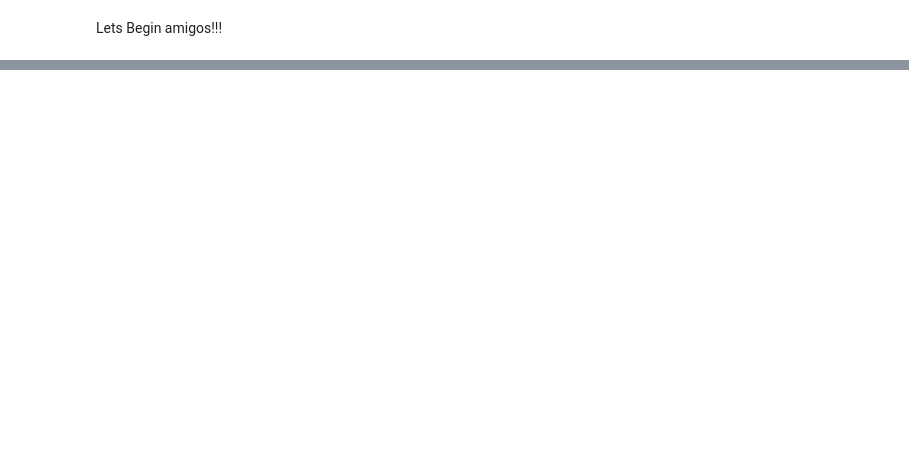
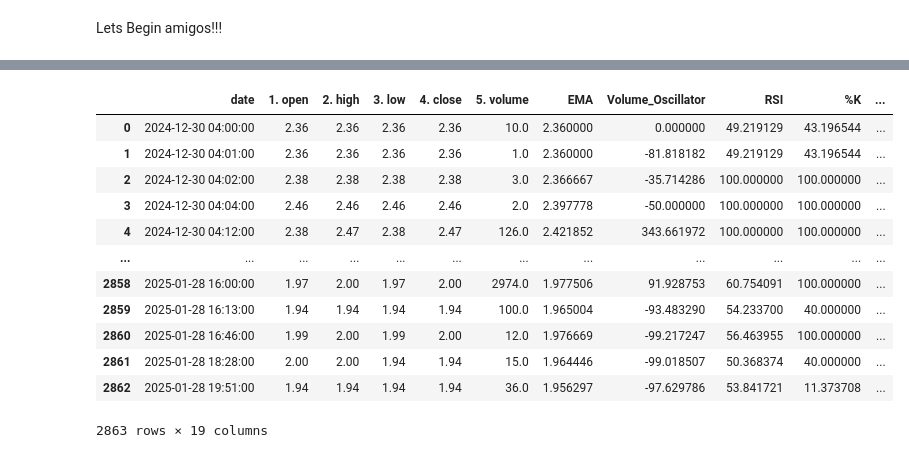
Before and after one commit to KULTHEOM/DOT-SLASH-, a Jupyter notebook: Model_tanmay.ipynb, the cells around one changed output, grey strips where cells are left out. Saved outputs shown, nothing was run; the diff lists cells and outputs as text; code cells hidden in the pictures; blank space fills up the shorter version.

```diff
--- a/Model_tanmay.ipynb
+++ b/Model_tanmay.ipynb
@@ -277,3 +277,7 @@ Lets Begin amigos!!!
 
 # if __name__ == "__main__":
 #     main()
+# %%
+import pandas as pd
+model = pd.read_csv(r"C:\Users\Ajay\Desktop\DOT-SLASH-\dataset_csv\reliance.csv")
+model
@@ -279,0 +298,19 @@ Lets Begin amigos!!!
+# %%
+if 'Unnamed: 0' in model.columns:
+    model.drop(columns=['Unnamed: 0'], inplace=True)
+# %%
+model
+# %% [output]
+|  | date | 1. open | 2. high | 3. low | 4. close | 5. volume | EMA | Volume_Oscillator | RSI | %K | ... |
+| 0 | 2024-12-30 04:00:00 | 2.36 | 2.36 | 2.36 | 2.36 | 10.0 | 2.360000 | 0.000000 | 49.219129 | 43.196544 | ... |
+| 1 | 2024-12-30 04:01:00 | 2.36 | 2.36 | 2.36 | 2.36 | 1.0 | 2.360000 | -81.818182 | 49.219129 | 43.196544 | ... |
+| 2 | 2024-12-30 04:02:00 | 2.38 | 2.38 | 2.38 | 2.38 | 3.0 | 2.366667 | -35.714286 | 100.000000 | 100.000000 | ... |
+| 3 | 2024-12-30 04:04:00 | 2.46 | 2.46 | 2.46 | 2.46 | 2.0 | 2.397778 | -50.000000 | 100.000000 | 100.000000 | ... |
+| 4 | 2024-12-30 04:12:00 | 2.38 | 2.47 | 2.38 | 2.47 | 126.0 | 2.421852 | 343.661972 | 100.000000 | 100.000000 | ... |
+| ... | ... | ... | ... | ... | ... | ... | ... | ... | ... | ... | ... |
+| 2858 | 2025-01-28 16:00:00 | 1.97 | 2.00 | 1.97 | 2.00 | 2974.0 | 1.977506 | 91.928753 | 60.754091 | 100.000000 | ... |
+| 2859 | 2025-01-28 16:13:00 | 1.94 | 1.94 | 1.94 | 1.94 | 100.0 | 1.965004 | -93.483290 | 54.233700 | 40.000000 | ... |
+| 2860 | 2025-01-28 16:46:00 | 1.99 | 2.00 | 1.99 | 2.00 | 12.0 | 1.976669 | -99.217247 | 56.463955 | 100.000000 | ... |
+| 2861 | 2025-01-28 18:28:00 | 2.00 | 2.00 | 1.94 | 1.94 | 15.0 | 1.964446 | -99.018507 | 50.368374 | 40.000000 | ... |
+| 2862 | 2025-01-28 19:51:00 | 1.94 | 1.94 | 1.94 | 1.94 | 36.0 | 1.956297 | -97.629786 | 53.841721 | 11.373708 | ... |
+2863 rows × 19 columns
```
Also changed, not shown: parts of 5 cells of this notebook.
